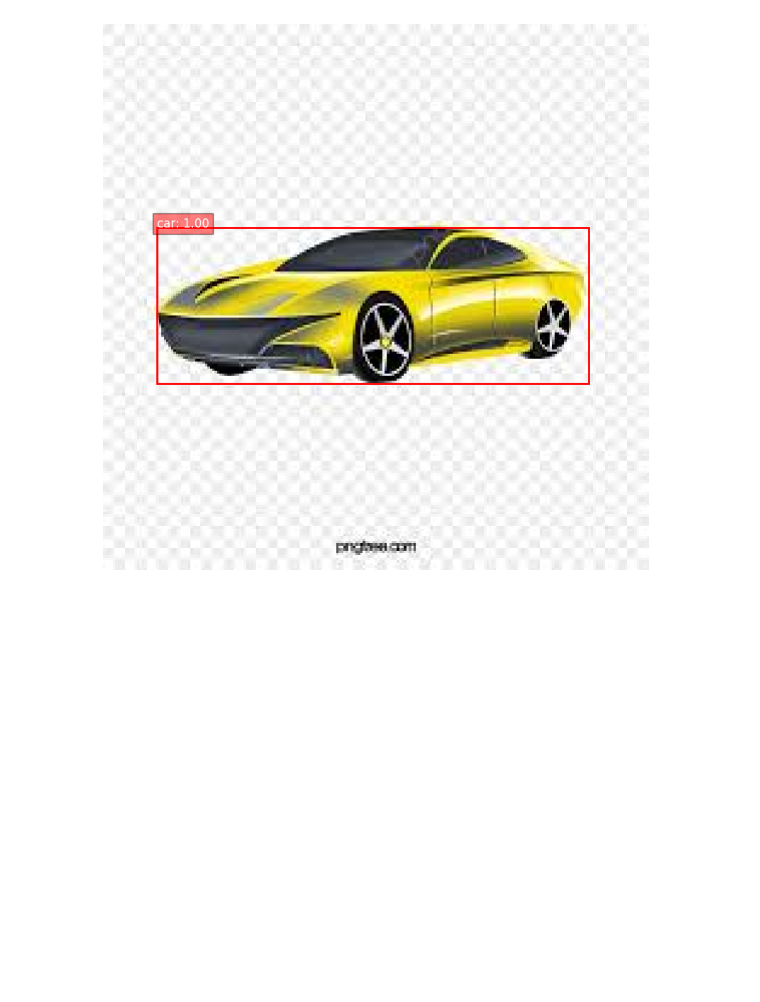
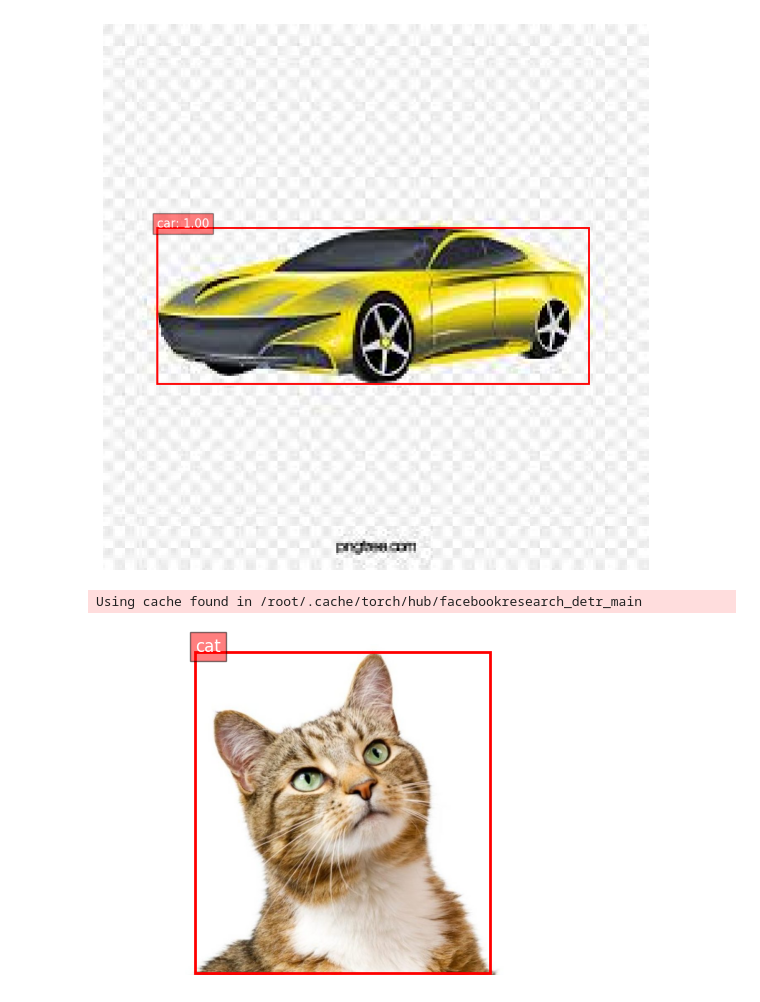
Before and after one commit to Orliluq/Vision-Transformers-Segment-Anything, a Jupyter notebook: DETR_(DEtection_TRansformer).ipynb, the cells around one changed output. Saved outputs shown, nothing was run; the diff lists cells and outputs as text; code cells hidden in the pictures; blank space fills up the shorter version.

```diff
--- a/DETR_(DEtection_TRansformer).ipynb
+++ b/DETR_(DEtection_TRansformer).ipynb
@@ -152,3 +152,82 @@ plt.axis('off')
 plt.show()
 # %% [output]
 [figure]
+# %%
+from PIL import Image
+
+# Cargar imagen subida
+image = Image.open("example.jpg").convert("RGB")
+
+# Mostrar (opcional en Colab, pero útil para confirmar que se abrió bien)
+image.show()
+# %%
+import torch
+import torchvision.transforms as T
+
+# Transforma la imagen para el modelo
+transform = T.Compose([
+    T.Resize(800),
+    T.ToTensor(),
+    T.Normalize([0.485, 0.456, 0.406], [0.229, 0.224, 0.225])
+])
+img_tensor = transform(image).unsqueeze(0)
+
+# Cargar modelo DETR preentrenado
+model = torch.hub.load('facebookresearch/detr', 'detr_resnet50', pretrained=True)
+model.eval()
+
+# Hacer predicción
+with torch.no_grad():
+    outputs = model(img_tensor)
+
+# Extraer resultados
+probas = outputs['pred_logits'].softmax(-1)[0, :, :-1]
+keep = probas.max(-1).values > 0.9  # umbral de confianza
+# %% [output]
+Using cache found in /root/.cache/torch/hub/facebookresearch_detr_main
+# %%
+import matplotlib.pyplot as plt
+import matplotlib.patches as patches
+
+CLASSES = [
+    'N/A', 'person', 'bicycle', 'car', 'motorcycle', 'airplane', 'bus',
+    'train', 'truck', 'boat', 'traffic light', 'fire hydrant', 'N/A',
+    'stop sign', 'parking meter', 'bench', 'bird', 'cat', 'dog', 'horse',
+    'sheep', 'cow', 'elephant', 'bear', 'zebra', 'giraffe', 'N/A', 'backpack',
+    'umbrella', 'N/A', 'N/A', 'handbag', 'tie', 'suitcase', 'frisbee',
+    'skis', 'snowboard', 'sports ball', 'kite', 'baseball bat',
+    'baseball glove', 'skateboard', 'surfboard', 'tennis racket',
+    'bottle', 'N/A', 'wine glass', 'cup', 'fork', 'knife', 'spoon',
+    'bowl', 'banana', 'apple', 'sandwich', 'orange', 'broccoli',
+    'carrot', 'hot dog', 'pizza', 'donut', 'cake', 'chair', 'couch',
+    'potted plant', 'bed', 'N/A', 'dining table', 'N/A', 'N/A',
+    'toilet', 'N/A', 'tv', 'laptop', 'mouse', 'remote', 'keyboard',
+    'cell phone', 'microwave', 'oven', 'toaster', 'sink',
+    'refrigerator', 'N/A', 'book', 'clock', 'vase', 'scissors',
+    'teddy bear', 'hair drier', 'toothbrush'
+]
+
+def rescale_bboxes(out_bbox, size):
+    img_w, img_h = size
+    b = out_bbox
+    b = b * torch.tensor([img_w, img_h, img_w, img_h], dtype=torch.float32)
+    b = b.cpu().detach().numpy()
+    b[..., :2] -= b[..., 2:] / 2
+    b[..., 2:] += b[..., :2]
+    return b
+
+bboxes = rescale_bboxes(outputs['pred_boxes'][0, keep], image.size)
+labels = probas[keep].argmax(-1)
+
+# Visualizar
+plt.imshow(image)
+ax = plt.gca()
+for (xmin, ymin, xmax, ymax), label in zip(bboxes, labels):
+    ax.add_patch(plt.Rectangle((xmin, ymin), xmax - xmin, ymax - ymin,
+                               fill=False, color='red', linewidth=2))
+    ax.text(xmin, ymin, CLASSES[label], fontsize=12, color='white',
+            bbox=dict(facecolor='red', alpha=0.5))
+plt.axis('off')
+plt.show()
+# %% [output]
+[figure, added]
```
